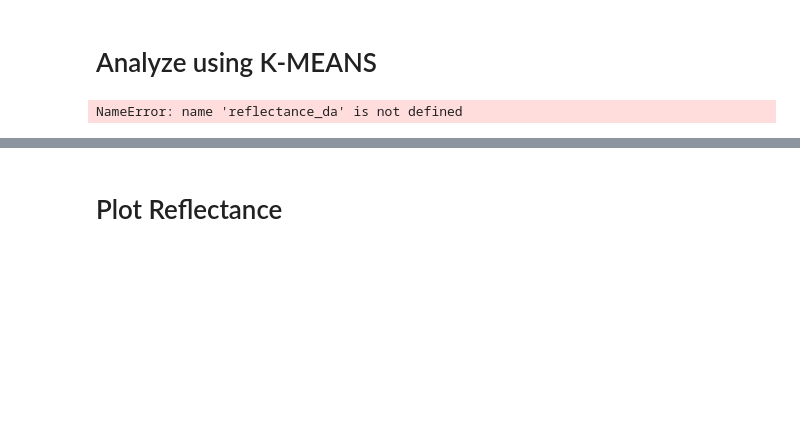
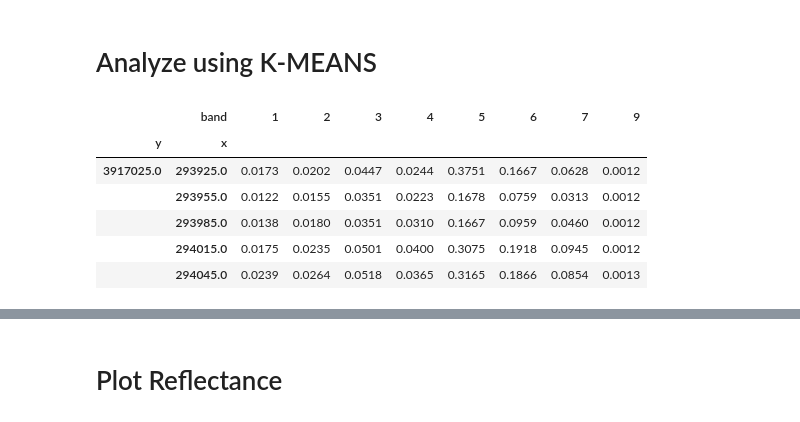
Before and after one commit to earthlab-education/clustering-BioNCphilic, a Jupyter notebook: clustering_nc.ipynb, the cells around one changed output, grey strips where cells are left out. Saved outputs shown, nothing was run; the diff lists cells and outputs as text; code cells hidden in the pictures; blank space fills up the shorter version.

```diff
--- a/clustering_nc.ipynb
+++ b/clustering_nc.ipynb
@@ -458,6 +458,6 @@ def merge_and_composite_arrays(granule_da_df):
     # Concatenate the composite DataArrays for all bands into a single DataArray
     return xr.concat(da_list, dim='band')
 
-tuck_reflectance_da = merge_and_composite_arrays(reflectance_da_df) # Call the function to process the reflectance data
+tuck_reflectance_da = merge_and_composite_arrays(tuck_reflectance_da_df) # Call the function to process the reflectance data
 tuck_reflectance_da[0] # Display the first resulting reflectance DataArray
 # %% [output]
@@ -467,12 +480,18 @@ NameError: name 'reflectance_da_df' is not defined
 # %%
 ### how many different types of vegetation are there?
 # Convert spectral DataArray to DataFrame
-model_df = reflectance_da.to_dataframe().reflectance.unstack('band')
+model_df = tuck_reflectance_da.to_dataframe().reflectance.unstack('band')
 model_df = model_df.drop(columns=[10, 11]).dropna()
 
 model_df.head()
 # %% [output]
-NameError: name 'reflectance_da' is not defined
+|  | band | 1 | 2 | 3 | 4 | 5 | 6 | 7 | 9 |
+| y | x |  |  |  |  |  |  |  |  |
+| 3917025.0 | 293925.0 | 0.0173 | 0.0202 | 0.0447 | 0.0244 | 0.3751 | 0.1667 | 0.0628 | 0.0012 |
+|  | 293955.0 | 0.0122 | 0.0155 | 0.0351 | 0.0223 | 0.1678 | 0.0759 | 0.0313 | 0.0012 |
+|  | 293985.0 | 0.0138 | 0.0180 | 0.0351 | 0.0310 | 0.1667 | 0.0959 | 0.0460 | 0.0012 |
+|  | 294015.0 | 0.0175 | 0.0235 | 0.0501 | 0.0400 | 0.3075 | 0.1918 | 0.0945 | 0.0012 |
+|  | 294045.0 | 0.0239 | 0.0264 | 0.0518 | 0.0365 | 0.3165 | 0.1866 | 0.0854 | 0.0013 |
 # %%
 # Running the fit and predict functions at the same time.
 # We can do this since we don't have target data.
```
Also changed, not shown: parts of 5 cells of this notebook.
